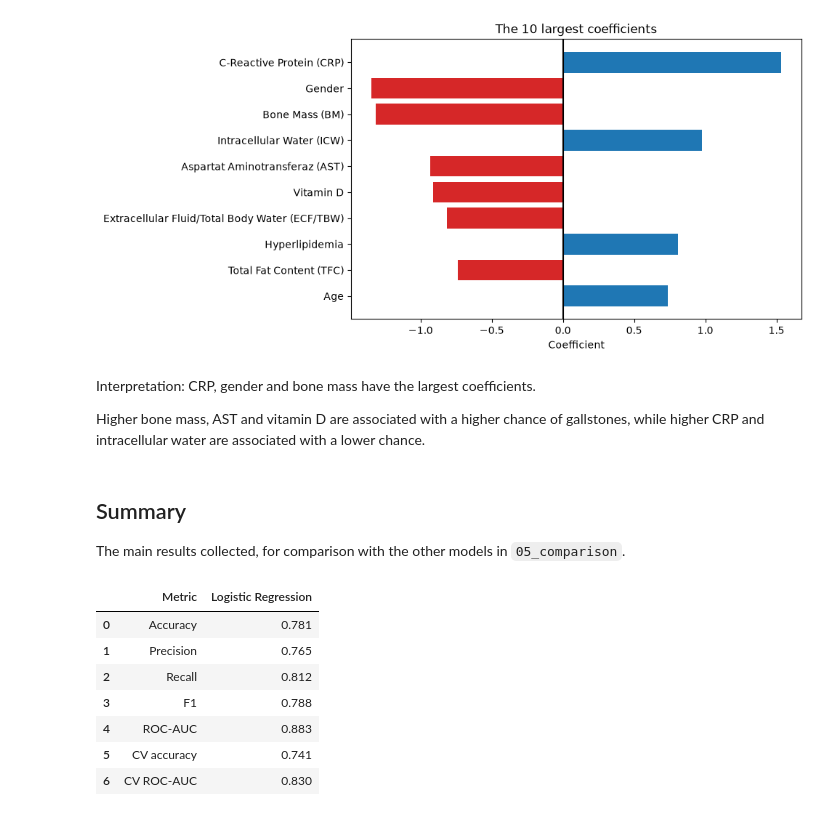
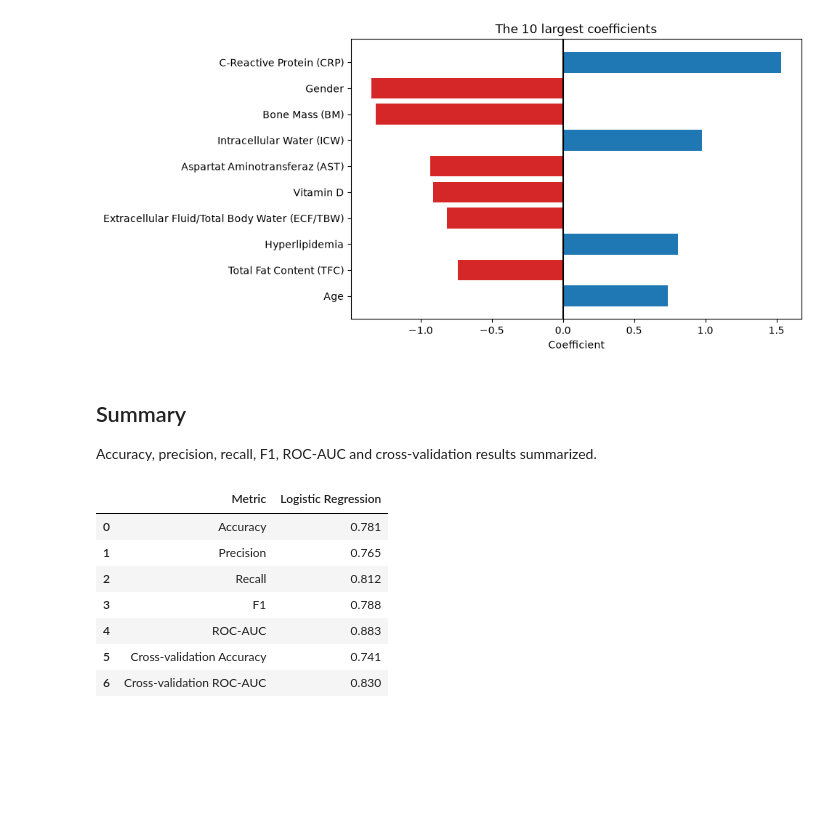
Before and after one commit to aaronsd1/DAT540-group-project, a Jupyter notebook: notebooks/02_logistic_regression.ipynb, the cells around one changed output. Cells and saved outputs as stored; diff of their text form; code cells hidden in the pictures; blank space fills up the shorter version.

```diff
--- a/notebooks/02_logistic_regression.ipynb
+++ b/notebooks/02_logistic_regression.ipynb
@@ -211,25 +211,21 @@ plt.title("The 10 largest coefficients")
 plt.show()
 # %% [output]
 [figure]
-# %% [markdown]
-Interpretation: CRP, gender and bone mass have the largest coefficients.
-
-Higher bone mass, AST and vitamin D are associated with a higher chance of gallstones, while higher CRP and intracellular water are associated with a lower chance.
 # %% [markdown]
 ## Summary
-The main results collected, for comparison with the other models in `05_comparison`.
+Accuracy, precision, recall, F1, ROC-AUC and cross-validation results summarized.
 # %%
 pd.DataFrame({
-    "Metric": ["Accuracy", "Precision", "Recall", "F1", "ROC-AUC", "CV accuracy", "CV ROC-AUC"],
+    "Metric": ["Accuracy", "Precision", "Recall", "F1", "ROC-AUC", "Cross-validation Accuracy", "Cross-validation ROC-AUC"],
     "Logistic Regression": np.round([accuracy, precision, recall, f1, roc_auc,
                                      cv_accuracy.mean(), cv_roc_auc.mean()], 3)
 })
 # %% [output]
 |  | Metric | Logistic Regression |
 | 0 | Accuracy | 0.781 |
 | 1 | Precision | 0.765 |
 | 2 | Recall | 0.812 |
 | 3 | F1 | 0.788 |
 | 4 | ROC-AUC | 0.883 |
-| 5 | CV accuracy | 0.741 |
-| 6 | CV ROC-AUC | 0.830 |
+| 5 | Cross-validation Accuracy | 0.741 |
+| 6 | Cross-validation ROC-AUC | 0.830 |
```
Also changed, not shown: parts of 7 cells of this notebook.
